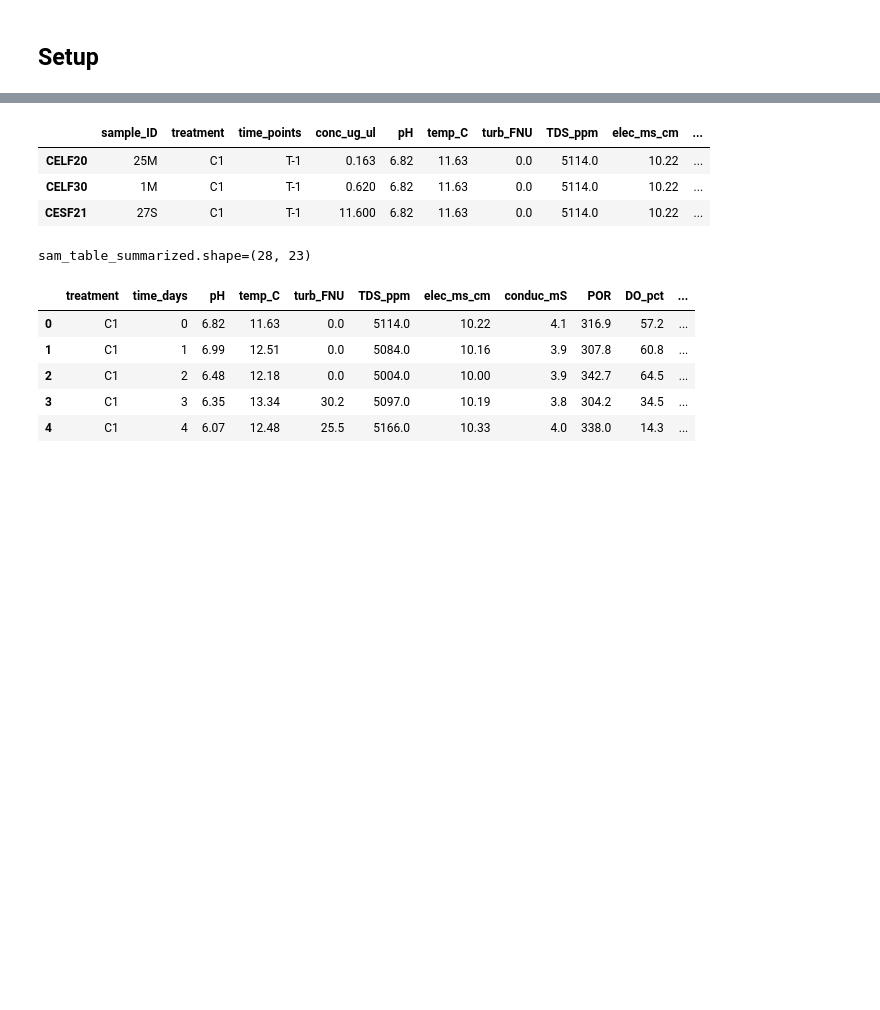
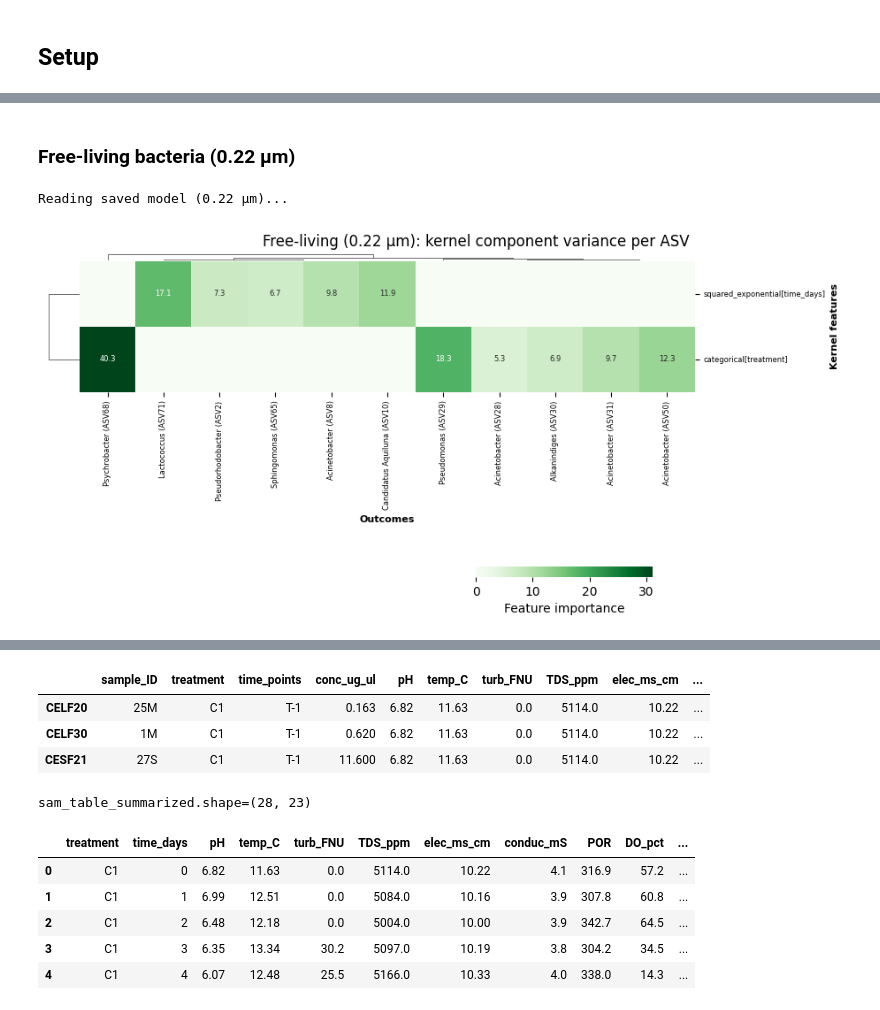
Before and after one commit to omicsEye/waveome, a Jupyter notebook: examples/Marine_microbiome/16S_environment_microbiome_antibiotic_treatments.ipynb, the cells around one changed output, grey strips where cells are left out. Saved outputs shown, nothing was run; the diff lists cells and outputs as text; code cells hidden in the pictures; blank space fills up the shorter version.

```diff
--- a/examples/Marine_microbiome/16S_environment_microbiome_antibiotic_treatments.ipynb
+++ b/examples/Marine_microbiome/16S_environment_microbiome_antibiotic_treatments.ipynb
@@ -45,0 +147,57 @@ sam_table = pd.read_csv(f"{path_to_file}/sam_table.txt",
+# %% [markdown]
+### Free-living bacteria (0.22 µm)
+# %%
+# Rename ASV columns to "Genus (ASVx)" so all plots show taxonomy labels.
+# Where genus is unavailable, falls back to Family then Order.
+asv_to_label = {
+    asv: f"{tax.loc[asv, 'label']} ({asv})" if asv in tax.index else asv
+    for asv in otu_table.columns
+}
+
+path_to_output_small = os.path.expanduser(
+    f"{path_to_results}/gps_0_22um.pkl"
+)
+
+sam_small = (
+    sam_table[sam_table["size_um"] == "0_22"][["treatment", "time_days"]]
+    .reset_index(drop=True)
+)
+otu_small = (
+    otu_table[sam_table["size_um"] == "0_22"]
+    .reset_index(drop=True)
+    .rename(columns=asv_to_label)
+)
+
+if os.path.exists(path_to_output_small):
+    print("Reading saved model (0.22 µm)...")
+    with open(path_to_output_small, "rb") as f:
+        gps_small = pickle.load(f)
+else:
+    gps_small = GPSearch(
+        X=sam_small,
+        Y=otu_small,
+        unit_col="treatment",
+        outcome_likelihood="negativebinomial",
+        Y_transform=None,
+        standardize_X=True
+    )
+    gps_small.penalized_optimization(
+        random_seed=9102,
+        optimization_options={"optimizer": "adam/gradient"},
+        # kernel_options={ # Originally tested an interaction kernel time * treatment, not enough data to detect
+        #     "second_order_numeric": False,
+        #     "categorical_numeric_interactions": True,
+        #     "unit_numeric_interactions": False,
+        #     "kerns": [gpflow.kernels.SquaredExponential()]
+        # },
+    )
+    with open(path_to_output_small, "wb") as f:
+        pickle.dump(gps_small, f)
+# %% [output]
+Reading saved model (0.22 µm)...
+# %%
+gps_small.plot_heatmap(var_cutoff=0.01, cluster=True, figsize=(10, 4))
+plt.suptitle("Free-living (0.22 µm): kernel component variance per ASV", y=1.02)
+plt.show()
+# %% [output]
+[figure, added]
```
Also changed, not shown: parts of 39 cells of this notebook.
